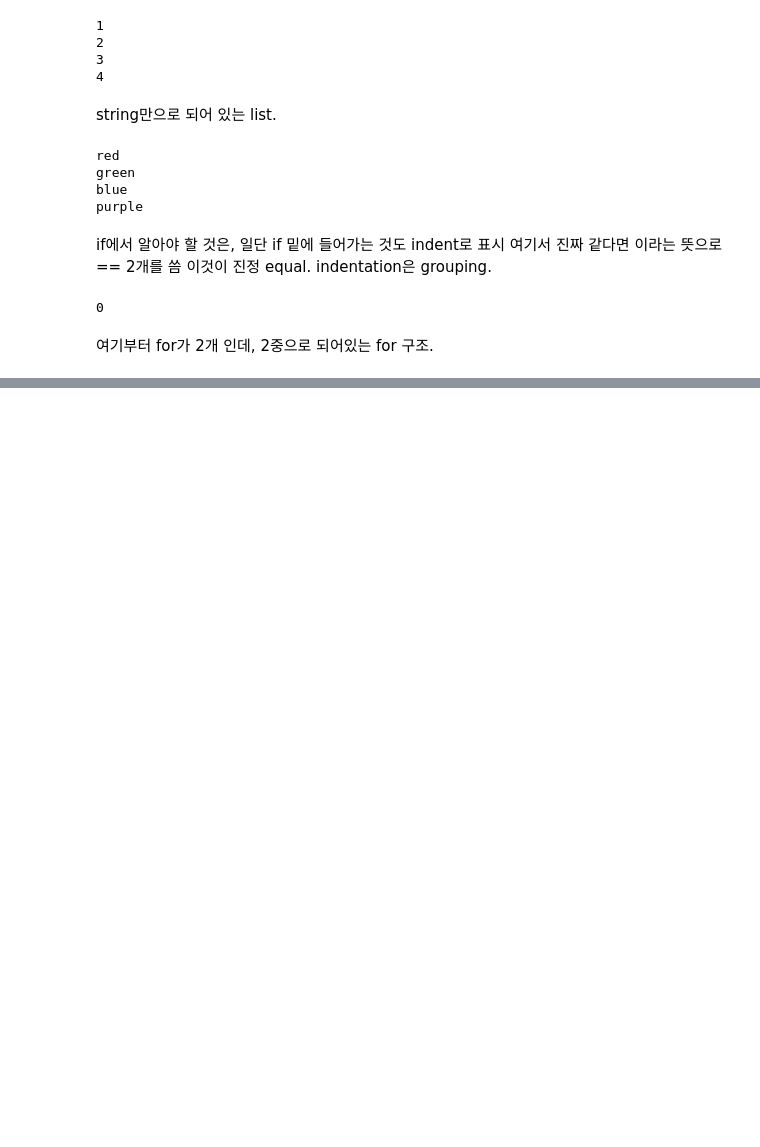
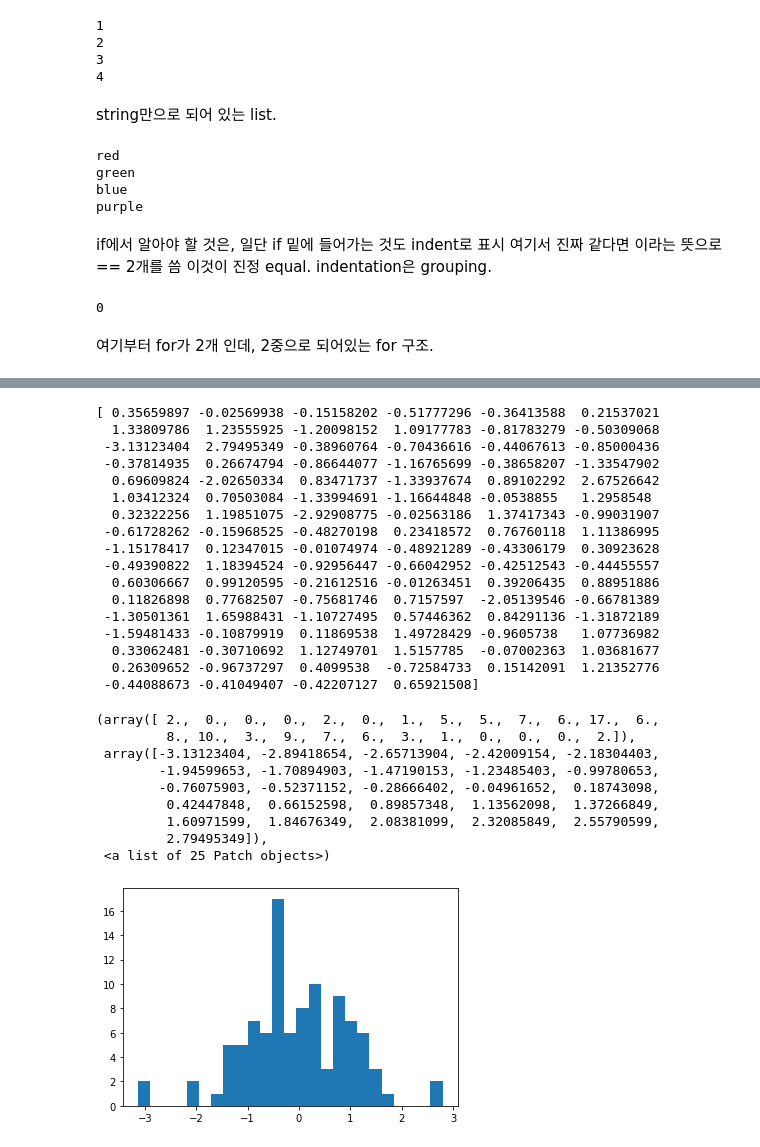
Before and after one commit to PJHSE/class2021Fall, a Jupyter notebook: 공부1.ipynb, the cells around one changed output, grey strips where cells are left out. Saved outputs shown, nothing was run; the diff lists cells and outputs as text; code cells hidden in the pictures; blank space fills up the shorter version.

```diff
--- a/공부1.ipynb
+++ b/공부1.ipynb
@@ -112,0 +193,32 @@ b
+# %%
+x = np.random.normal(0, 1, 100)
+print(x)
+plt.hist(x, bins=25)
+# %% [output]
+[ 0.35659897 -0.02569938 -0.15158202 -0.51777296 -0.36413588  0.21537021
+  1.33809786  1.23555925 -1.20098152  1.09177783 -0.81783279 -0.50309068
+ -3.13123404  2.79495349 -0.38960764 -0.70436616 -0.44067613 -0.85000436
+ -0.37814935  0.26674794 -0.86644077 -1.16765699 -0.38658207 -1.33547902
+  0.69609824 -2.02650334  0.83471737 -1.33937674  0.89102292  2.67526642
+  1.03412324  0.70503084 -1.33994691 -1.16644848 -0.0538855   1.2958548
+  0.32322256  1.19851075 -2.92908775 -0.02563186  1.37417343 -0.99031907
+ -0.61728262 -0.15968525 -0.48270198  0.23418572  0.76760118  1.11386995
+ -1.15178417  0.12347015 -0.01074974 -0.48921289 -0.43306179  0.30923628
+ -0.49390822  1.18394524 -0.92956447 -0.66042952 -0.42512543 -0.44455557
+  0.60306667  0.99120595 -0.21612516 -0.01263451  0.39206435  0.88951886
+  0.11826898  0.77682507 -0.75681746  0.7157597  -2.05139546 -0.66781389
+ -1.30501361  1.65988431 -1.10727495  0.57446362  0.84291136 -1.31872189
+ -1.59481433 -0.10879919  0.11869538  1.49728429 -0.9605738   1.07736982
+  0.33062481 -0.30710692  1.12749701  1.5157785  -0.07002363  1.03681677
+  0.26309652 -0.96737297  0.4099538  -0.72584733  0.15142091  1.21352776
+ -0.44088673 -0.41049407 -0.42207127  0.65921508]
+(array([ 2.,  0.,  0.,  0.,  2.,  0.,  1.,  5.,  5.,  7.,  6., 17.,  6.,
+         8., 10.,  3.,  9.,  7.,  6.,  3.,  1.,  0.,  0.,  0.,  2.]),
+ array([-3.13123404, -2.89418654, -2.65713904, -2.42009154, -2.18304403,
+        -1.94599653, -1.70894903, -1.47190153, -1.23485403, -0.99780653,
+        -0.76075903, -0.52371152, -0.28666402, -0.04961652,  0.18743098,
+         0.42447848,  0.66152598,  0.89857348,  1.13562098,  1.37266849,
+         1.60971599,  1.84676349,  2.08381099,  2.32085849,  2.55790599,
+         2.79495349]),
+ <a list of 25 Patch objects>)
+[figure, added]
```
Also changed, not shown: parts of 58 cells of this notebook.
